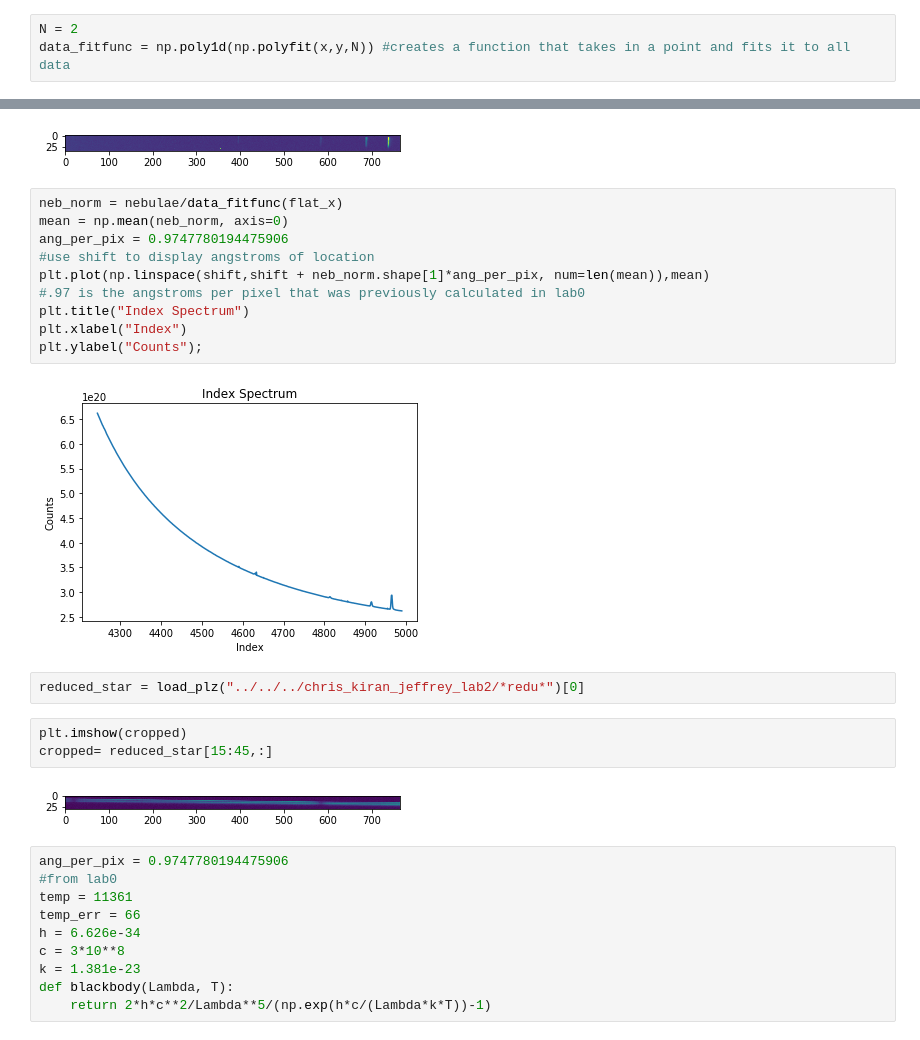
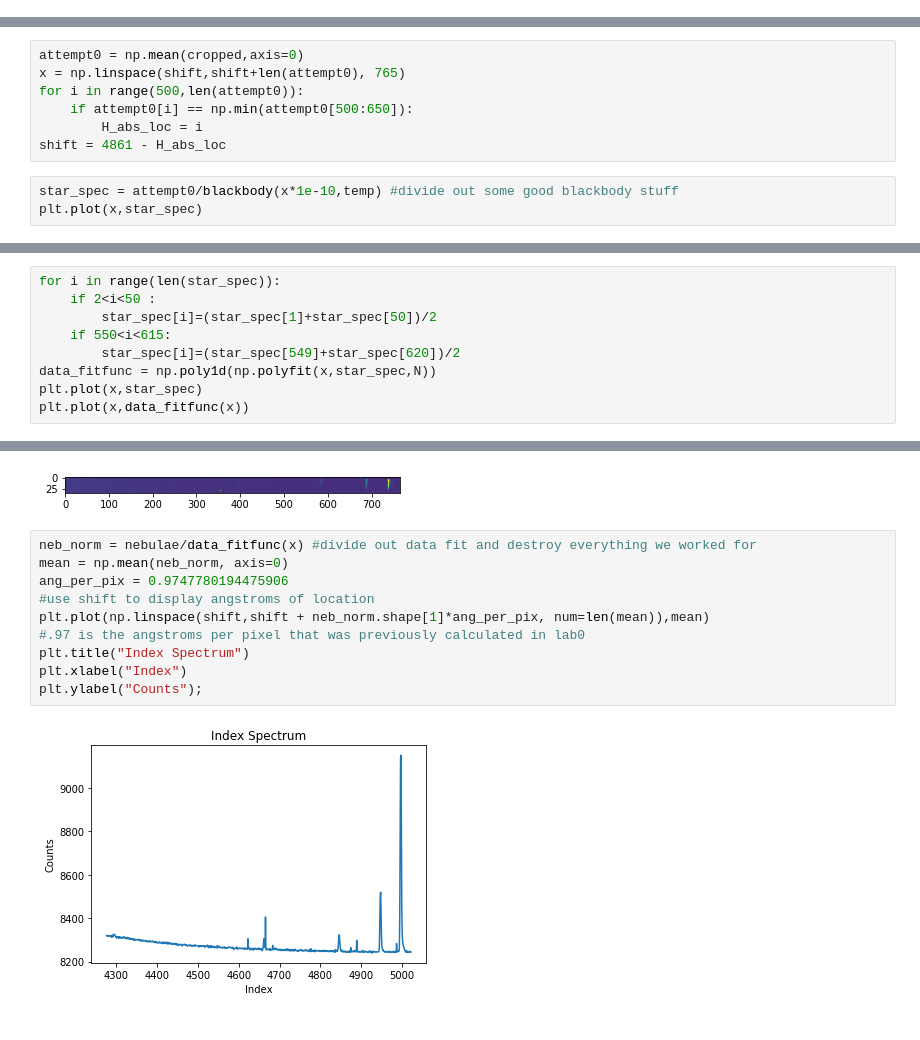
Before and after one commit to astro-kjc/AST443, a Jupyter notebook: Lab2/Lab2_normaliztion.ipynb, the cells around one changed output, grey strips where cells are left out. Cells and saved outputs as stored; diff of their text form.

Commit message:
Put stuff in order

```diff
--- a/Lab2/Lab2_normaliztion.ipynb
+++ b/Lab2/Lab2_normaliztion.ipynb
@@ -35,6 +36,3 @@ def apply_mask(arr, mask):
                       (arr[:-2, 1:-1] + arr[2:, 1:-1] +
                        arr[1:-1, :-2] + arr[1:-1, 2:])
     return arr
-# %%
-N = 2
-data_fitfunc = np.poly1d(np.polyfit(x,y,N)) #creates a function that takes in a point and fits it to all data
@@ -40,0 +57,10 @@ data_fitfunc = np.poly1d(np.polyfit(x,y,N)) #creates a function that takes in a
+# %%
+attempt0 = np.mean(cropped,axis=0)
+x = np.linspace(shift,shift+len(attempt0), 765)
+for i in range(500,len(attempt0)):
+    if attempt0[i] == np.min(attempt0[500:650]):
+        H_abs_loc = i
+shift = 4861 - H_abs_loc
+# %%
+star_spec = attempt0/blackbody(x*1e-10,temp) #divide out some good blackbody stuff
+plt.plot(x,star_spec)
@@ -40,0 +70,9 @@ data_fitfunc = np.poly1d(np.polyfit(x,y,N)) #creates a function that takes in a
+# %%
+for i in range(len(star_spec)):
+    if 2<i<50 :
+        star_spec[i]=(star_spec[1]+star_spec[50])/2
+    if 550<i<615:
+        star_spec[i]=(star_spec[549]+star_spec[620])/2
+data_fitfunc = np.poly1d(np.polyfit(x,star_spec,N))
+plt.plot(x,star_spec)
+plt.plot(x,data_fitfunc(x))
@@ -51,31 +92,14 @@ plt.imshow(nebulae, norm=LogNorm(vmin=8e3, vmax=1e4));
 # %% [output]
 [figure]
 # %%
-neb_norm = nebulae/data_fitfunc(flat_x)
+neb_norm = nebulae/data_fitfunc(x) #divide out data fit and destroy everything we worked for
 mean = np.mean(neb_norm, axis=0)
 ang_per_pix = 0.9747780194475906
 #use shift to display angstroms of location
 plt.plot(np.linspace(shift,shift + neb_norm.shape[1]*ang_per_pix, num=len(mean)),mean)
 #.97 is the angstroms per pixel that was previously calculated in lab0
 plt.title("Index Spectrum")
 plt.xlabel("Index")
 plt.ylabel("Counts");
 # %% [output]
-[figure, old version]
+[figure, new version]
-# %%
-reduced_star = load_plz("../../../chris_kiran_jeffrey_lab2/*redu*")[0]
-# %%
-plt.imshow(cropped)
-cropped= reduced_star[15:45,:]
-# %% [output]
-[figure, removed]
-# %%
-ang_per_pix = 0.9747780194475906
-#from lab0
-temp = 11361
-temp_err = 66
-h = 6.626e-34
-c = 3*10**8
-k = 1.381e-23
-def blackbody(Lambda, T):
-    return 2*h*c**2/Lambda**5/(np.exp(h*c/(Lambda*k*T))-1)
```
Also changed, not shown: parts of 9 cells of this notebook.
